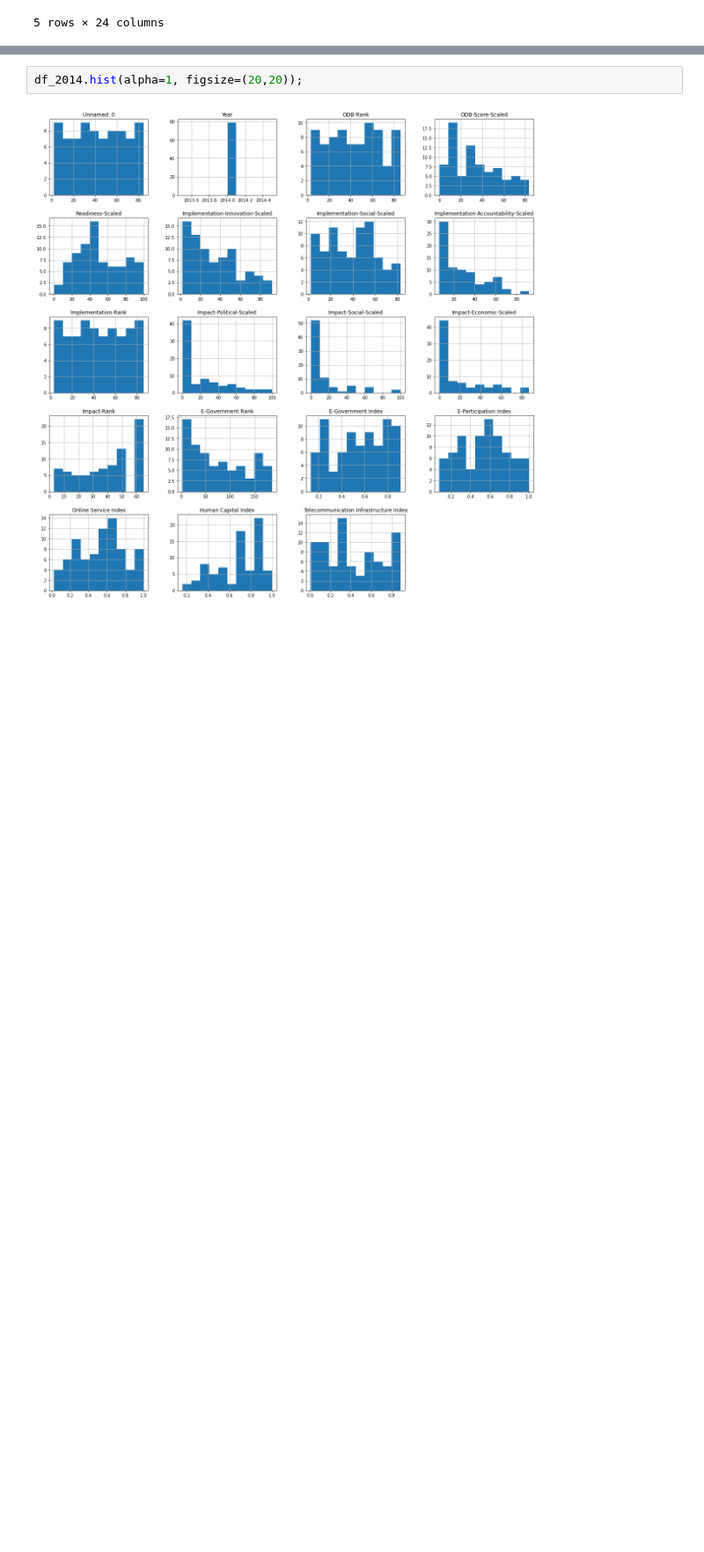
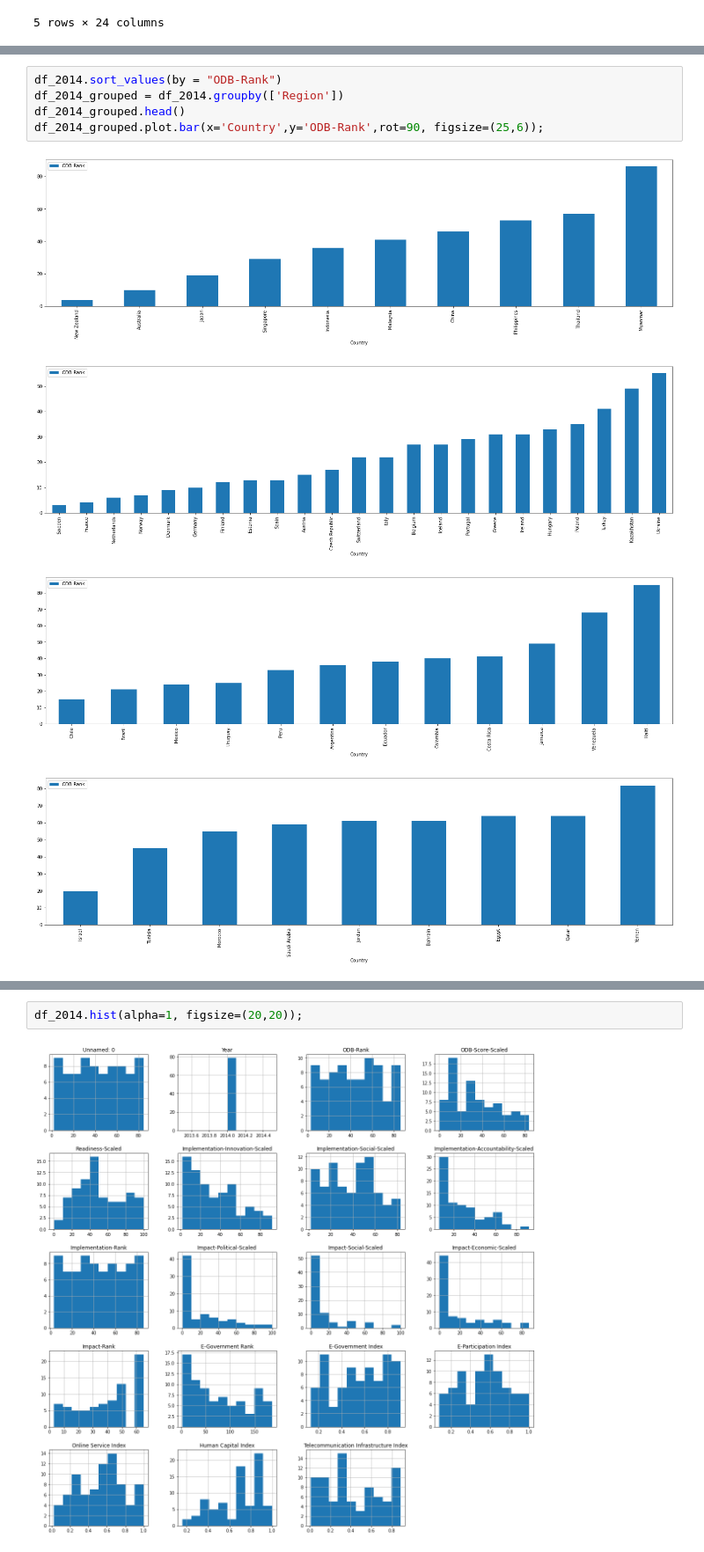
Before and after one commit to kreetigulati/Egovernance_and_OpenData, a Jupyter notebook: Jordan/Exploration - JS.ipynb, the cells around one changed output, grey strips where cells are left out. Shown at 88% size. Saved outputs shown, nothing was run; the diff lists cells and outputs as text; blank space fills up the shorter version.

```diff
--- a/Jordan/Exploration - JS.ipynb
+++ b/Jordan/Exploration - JS.ipynb
@@ -37,0 +74,10 @@ df_2014.describe()
+# %%
+df_2014.sort_values(by = "ODB-Rank")
+df_2014_grouped = df_2014.groupby(['Region'])
+df_2014_grouped.head()
+df_2014_grouped.plot.bar(x='Country',y='ODB-Rank',rot=90, figsize=(25,6));
+# %% [output]
+[figure, added]
+[figure, added]
+[figure, added]
+[figure, added]
```
Also changed, not shown: parts of 5 cells of this notebook, 1 other file.
